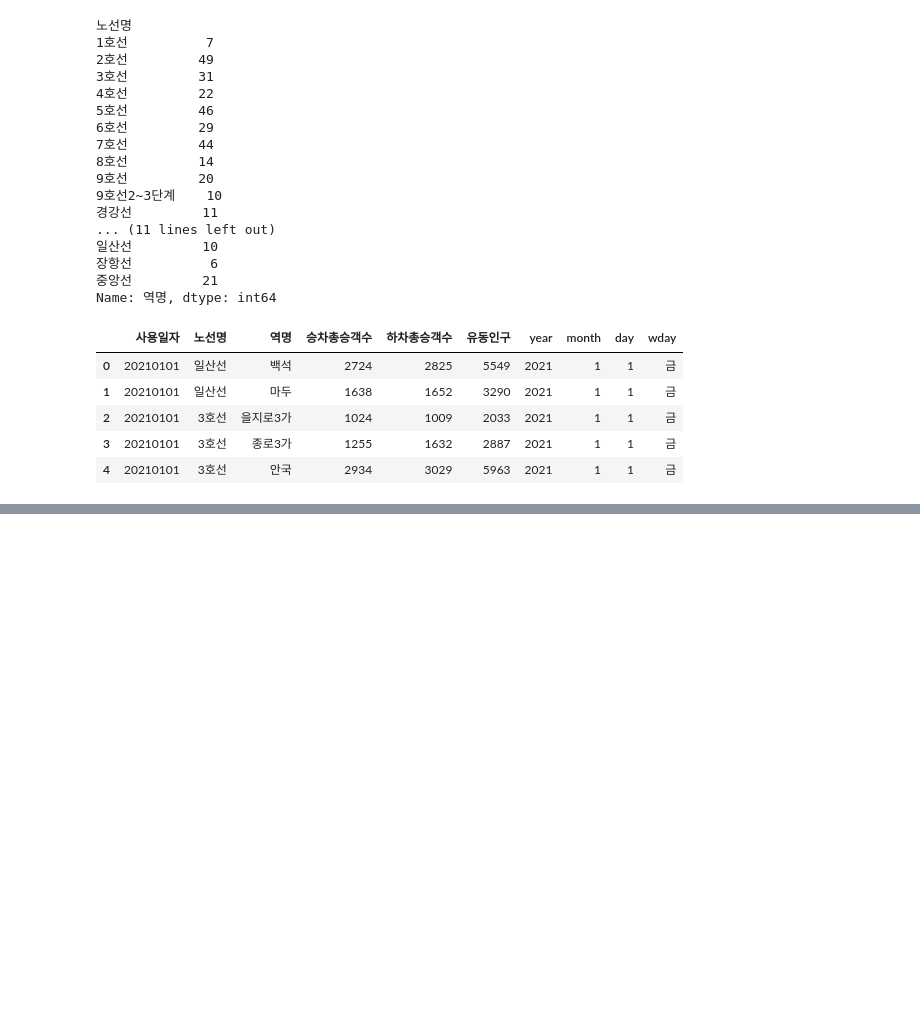
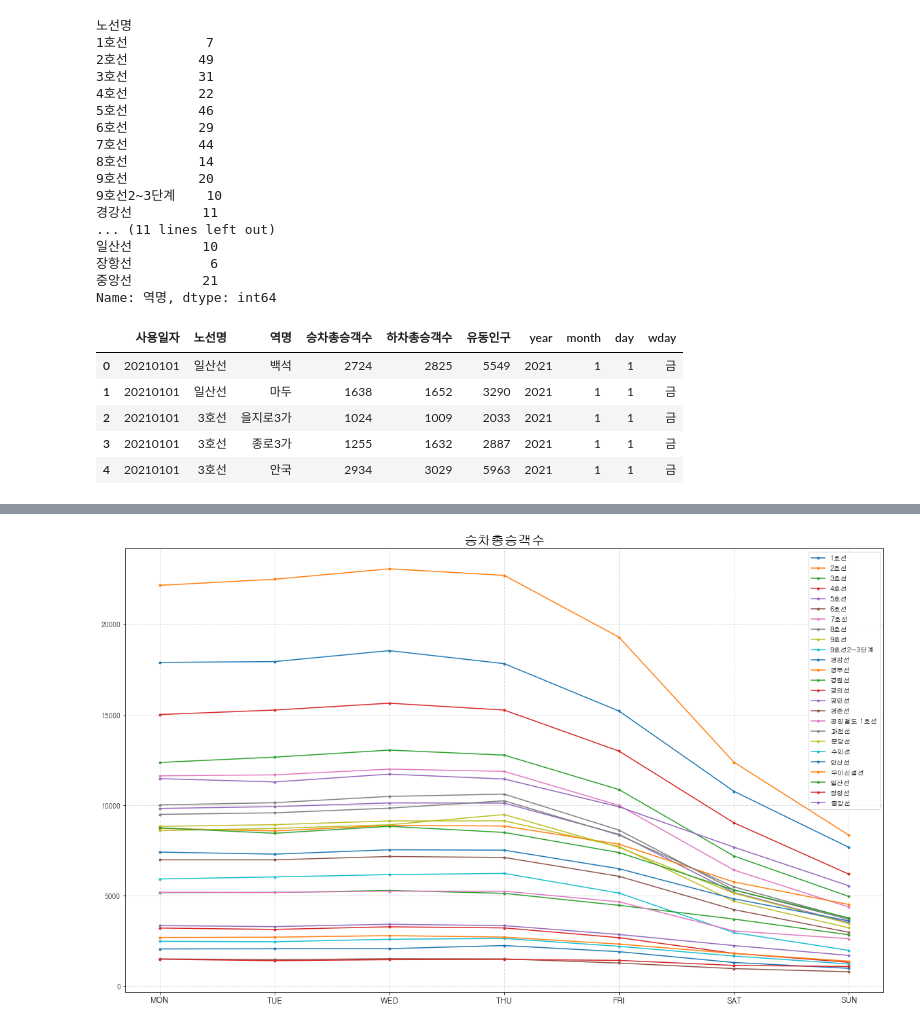
Before and after one commit to SBIK1219/Project, a Jupyter notebook: 002_SeoulSubway.ipynb, the cells around one changed output, grey strips where cells are left out. Cells and saved outputs as stored; diff of their text form; code cells hidden in the pictures; blank space fills up the shorter version.

```diff
--- a/002_SeoulSubway.ipynb
+++ b/002_SeoulSubway.ipynb
@@ -227,0 +231,16 @@ plt.show()
+# %%
+import matplotlib.font_manager as fm
+from matplotlib import rc  ### 이 줄과
+rc('font', family='gulim') 			## 이 두 줄을
+plt.rcParams['axes.unicode_minus'] = False
+
+fig = plt.figure(figsize=[20,12])
+ax = fig.add_subplot(1, 1, 1)
+ax.plot(plot_data.T, marker=".")
+ax.set_xticklabels(['','MON', 'TUE', 'WED', 'THU', 'FRI', 'SAT', 'SUN'], fontsize=12)
+plt.legend(plot_data.index.tolist(), prop=prop)
+plt.grid(True, linestyle = ':')
+plt.title('승차총승객수', fontsize=20)
+plt.show()
+# %% [output]
+[figure, added]
```
Also changed, not shown: parts of 5 cells of this notebook.
